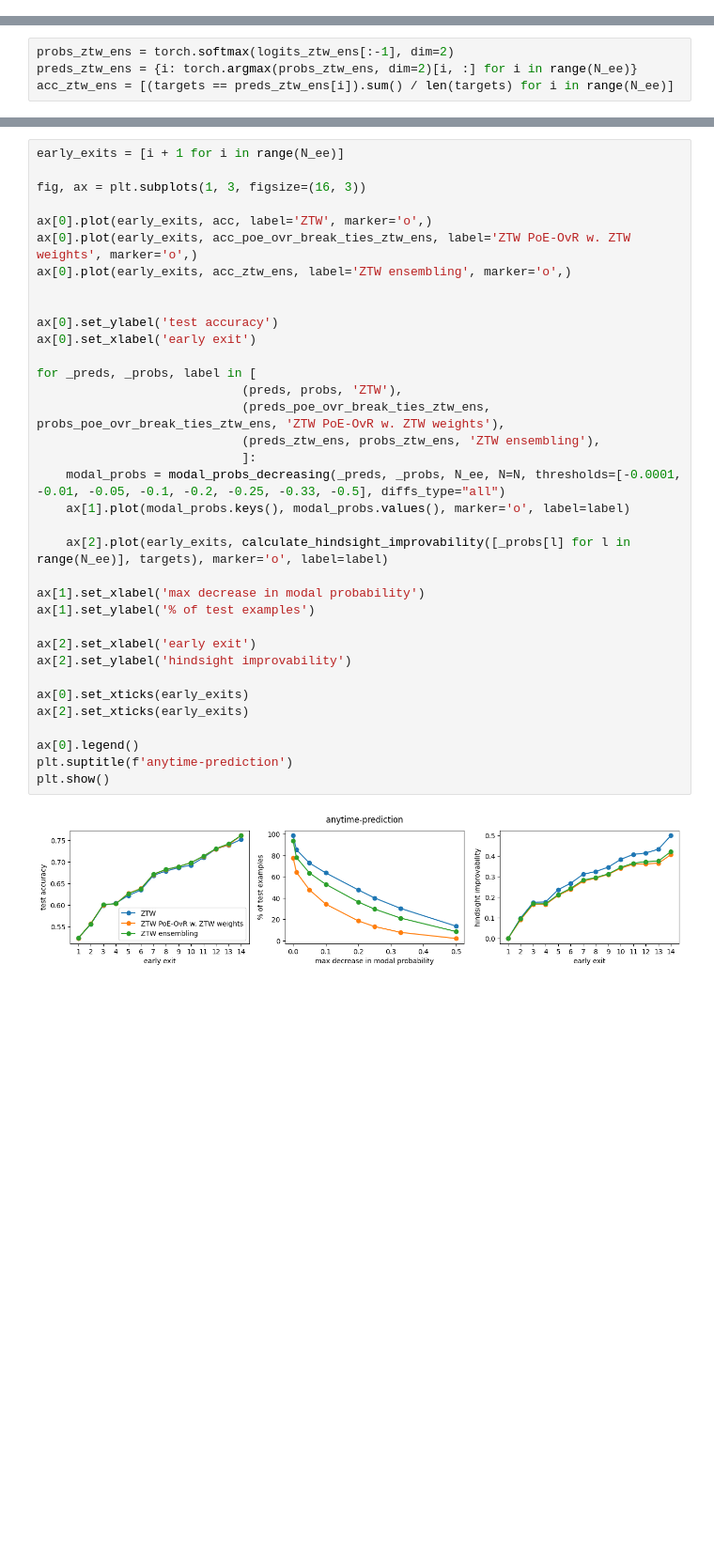
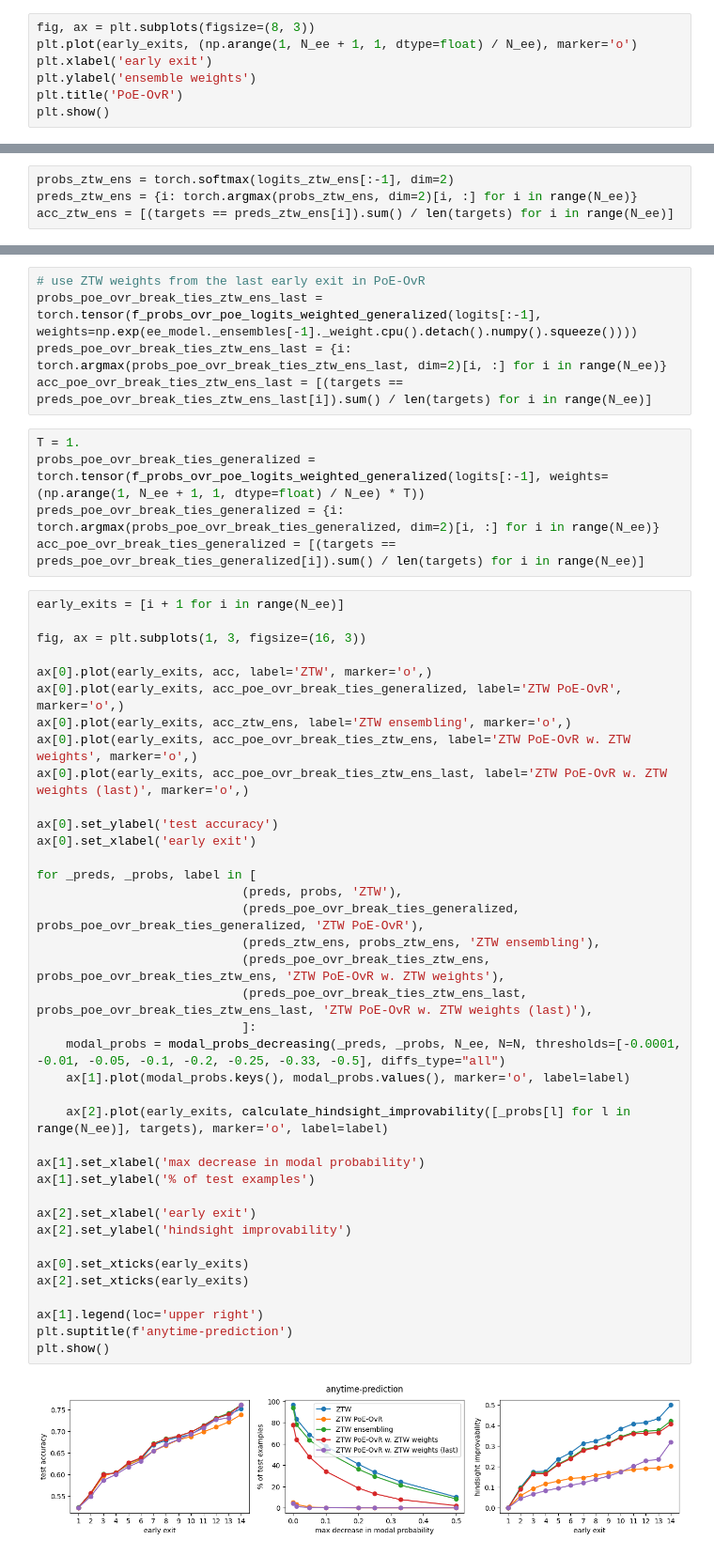
Before and after one commit to metodj/Zero-Time-Waste, a Jupyter notebook: ztw_rewrite/monotonicity.ipynb, the cells around one changed output, grey strips where cells are left out. Shown at 94% size. Cells and saved outputs as stored; diff of their text form; blank space fills up the shorter version.

```diff
--- a/ztw_rewrite/monotonicity.ipynb
+++ b/ztw_rewrite/monotonicity.ipynb
@@ -144,0 +147,7 @@ plt.show()
+# %%
+fig, ax = plt.subplots(figsize=(8, 3))
+plt.plot(early_exits, (np.arange(1, N_ee + 1, 1, dtype=float) / N_ee), marker='o')
+plt.xlabel('early exit')
+plt.ylabel('ensemble weights')
+plt.title('PoE-OvR')
+plt.show()
@@ -237,40 +245,53 @@ acc_ztw_ens = [(targets == preds_ztw_ens[i]).sum() / len(targets) for i in range
 probs_poe_ovr_break_ties_ztw_ens = torch.tensor(f_probs_ovr_poe_logits_weighted_generalized_hetero_weights_per_ee(logits[:-1], weights=ens_weights_dict))
 preds_poe_ovr_break_ties_ztw_ens = {i: torch.argmax(probs_poe_ovr_break_ties_ztw_ens, dim=2)[i, :] for i in range(N_ee)}
 acc_poe_ovr_break_ties_ztw_ens = [(targets == preds_poe_ovr_break_ties_ztw_ens[i]).sum() / len(targets) for i in range(N_ee)]
+# %%
+# use ZTW weights from the last early exit in PoE-OvR
+probs_poe_ovr_break_ties_ztw_ens_last = torch.tensor(f_probs_ovr_poe_logits_weighted_generalized(logits[:-1], weights=np.exp(ee_model._ensembles[-1]._weight.cpu().detach().numpy().squeeze())))
+preds_poe_ovr_break_ties_ztw_ens_last = {i: torch.argmax(probs_poe_ovr_break_ties_ztw_ens_last, dim=2)[i, :] for i in range(N_ee)}
+acc_poe_ovr_break_ties_ztw_ens_last = [(targets == preds_poe_ovr_break_ties_ztw_ens_last[i]).sum() / len(targets) for i in range(N_ee)]
+# %%
+T = 1.
+probs_poe_ovr_break_ties_generalized = torch.tensor(f_probs_ovr_poe_logits_weighted_generalized(logits[:-1], weights=(np.arange(1, N_ee + 1, 1, dtype=float) / N_ee) * T))
+preds_poe_ovr_break_ties_generalized = {i: torch.argmax(probs_poe_ovr_break_ties_generalized, dim=2)[i, :] for i in range(N_ee)}
+acc_poe_ovr_break_ties_generalized = [(targets == preds_poe_ovr_break_ties_generalized[i]).sum() / len(targets) for i in range(N_ee)]
 # %%
 early_exits = [i + 1 for i in range(N_ee)]
 
 fig, ax = plt.subplots(1, 3, figsize=(16, 3))
 
 ax[0].plot(early_exits, acc, label='ZTW', marker='o',)
+ax[0].plot(early_exits, acc_poe_ovr_break_ties_generalized, label='ZTW PoE-OvR', marker='o',)
+ax[0].plot(early_exits, acc_ztw_ens, label='ZTW ensembling', marker='o',)
 ax[0].plot(early_exits, acc_poe_ovr_break_ties_ztw_ens, label='ZTW PoE-OvR w. ZTW weights', marker='o',)
-ax[0].plot(early_exits, acc_ztw_ens, label='ZTW ensembling', marker='o',)
-
+ax[0].plot(early_exits, acc_poe_ovr_break_ties_ztw_ens_last, label='ZTW PoE-OvR w. ZTW weights (last)', marker='o',)
 
 ax[0].set_ylabel('test accuracy')
 ax[0].set_xlabel('early exit')
 
 for _preds, _probs, label in [
                             (preds, probs, 'ZTW'),
+                            (preds_poe_ovr_break_ties_generalized, probs_poe_ovr_break_ties_generalized, 'ZTW PoE-OvR'),
+                            (preds_ztw_ens, probs_ztw_ens, 'ZTW ensembling'),
                             (preds_poe_ovr_break_ties_ztw_ens, probs_poe_ovr_break_ties_ztw_ens, 'ZTW PoE-OvR w. ZTW weights'),
-                            (preds_ztw_ens, probs_ztw_ens, 'ZTW ensembling'),
+                            (preds_poe_ovr_break_ties_ztw_ens_last, probs_poe_ovr_break_ties_ztw_ens_last, 'ZTW PoE-OvR w. ZTW weights (last)'),
                             ]:
     modal_probs = modal_probs_decreasing(_preds, _probs, N_ee, N=N, thresholds=[-0.0001, -0.01, -0.05, -0.1, -0.2, -0.25, -0.33, -0.5], diffs_type="all")
     ax[1].plot(modal_probs.keys(), modal_probs.values(), marker='o', label=label)
 
     ax[2].plot(early_exits, calculate_hindsight_improvability([_probs[l] for l in range(N_ee)], targets), marker='o', label=label)
 
 ax[1].set_xlabel('max decrease in modal probability')
 ax[1].set_ylabel('% of test examples')
 
 ax[2].set_xlabel('early exit')
 ax[2].set_ylabel('hindsight improvability')
 
 ax[0].set_xticks(early_exits)
 ax[2].set_xticks(early_exits)
 
-ax[0].legend()
+ax[1].legend(loc='upper right')
 plt.suptitle(f'anytime-prediction')
 plt.show()
 # %% [output]
-[figure, old version]
+[figure, new version]
```
Also changed, not shown: parts of 3 cells of this notebook.
